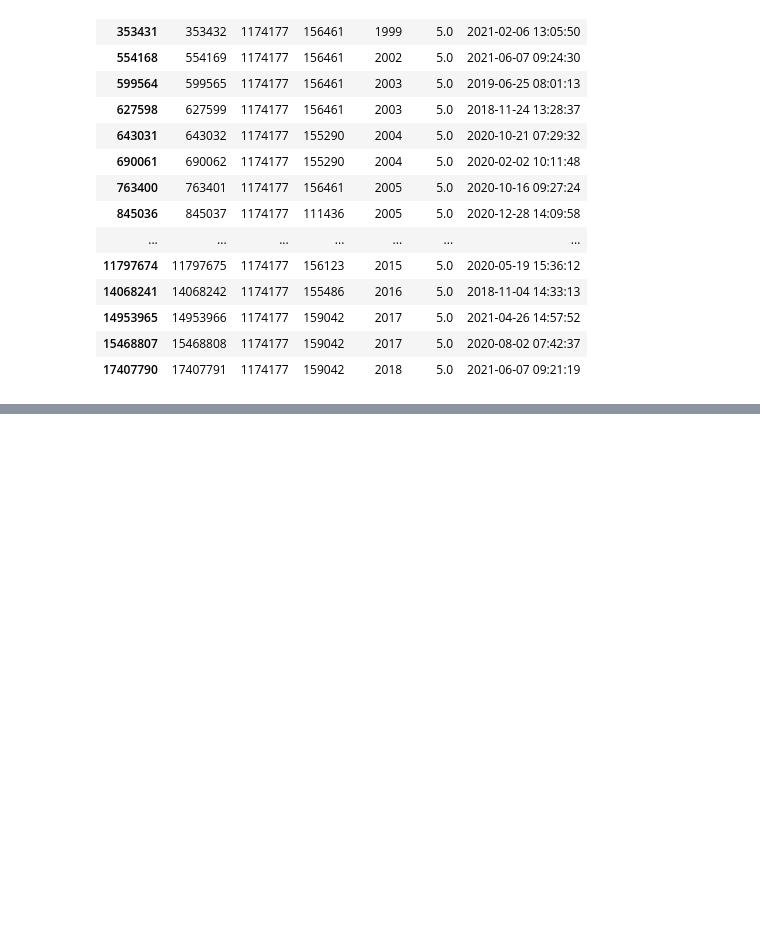
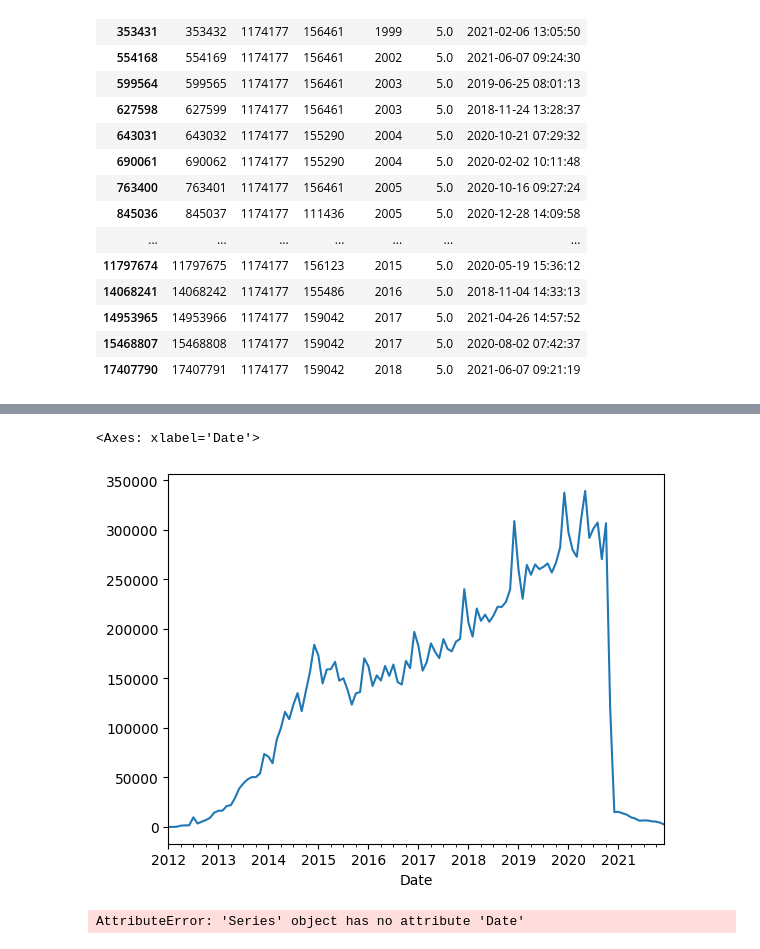
Before and after one commit to vincelemke99/Web-Mining, a Jupyter notebook: EDA/EDA.ipynb, the cells around one changed output, grey strips where cells are left out. Cells and saved outputs as stored; diff of their text form; code cells hidden in the pictures; blank space fills up the shorter version.

Commit message:
temporal drift error analysis

```diff
--- a/EDA/EDA.ipynb
+++ b/EDA/EDA.ipynb
@@ -137,0 +189,12 @@ df_reviews.loc[df_reviews.UserID==1174177]
+# %%
+df_train["Date"] = pd.to_datetime(df_train["Date"])
+df_train_month_count = df_train.groupby(pd.Grouper(key='Date', axis=0, freq='M'))["Rating"].count()
+# %%
+df_train_month_count.plot.line()
+# %% [output]
+<Axes: xlabel='Date'>
+[figure, added]
+# %%
+plt.bar(x=month_average.Date, height=month_average)
+# %% [output]
+AttributeError: 'Series' object has no attribute 'Date'
```
Also changed, not shown: parts of 8 cells of this notebook, 1 other file.
